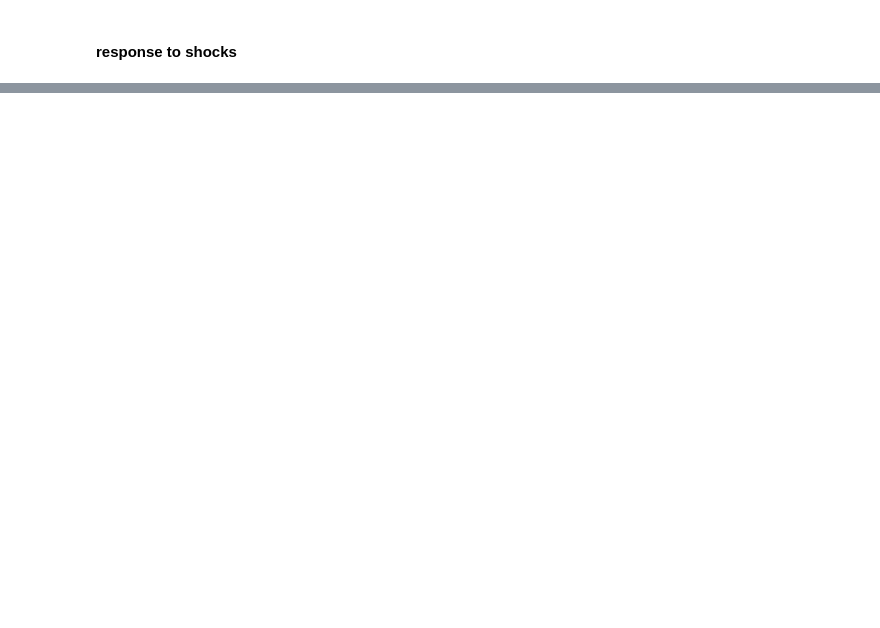
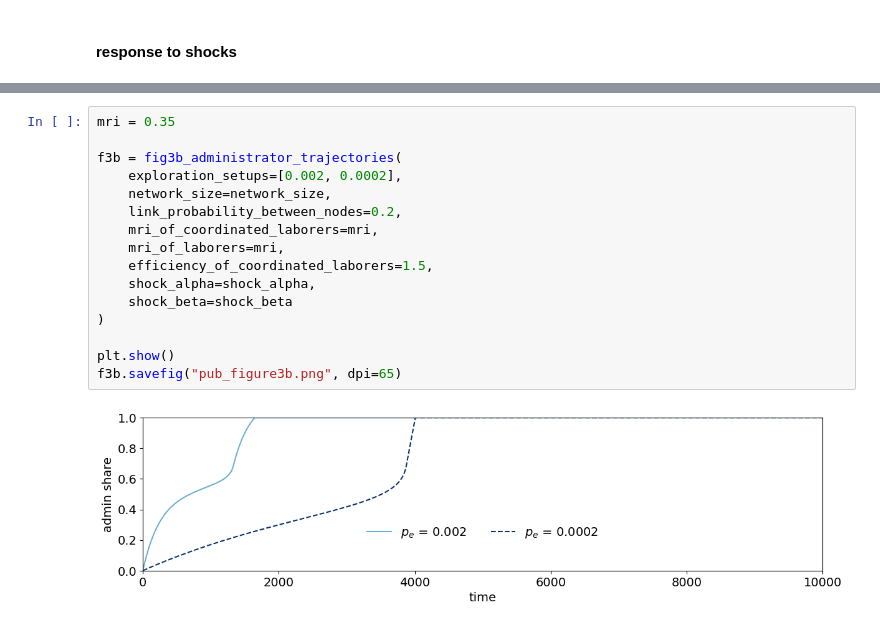
Before and after one commit to flo-schu/Tainter, a Jupyter notebook: scripts/analysis.ipynb, the cells around one changed output, grey strips where cells are left out. Drawn from its saved outputs; the diff is of its cells as text; blank space fills up the shorter version.

```diff
--- a/scripts/analysis.ipynb
+++ b/scripts/analysis.ipynb
@@ -152,0 +191,18 @@ f3.savefig("pub_figure3.png", dpi = 65)
+# %%
+mri = 0.35
+
+f3b = fig3b_administrator_trajectories(
+    exploration_setups=[0.002, 0.0002],
+    network_size=network_size,
+    link_probability_between_nodes=0.2,
+    mri_of_coordinated_laborers=mri,
+    mri_of_laborers=mri,
+    efficiency_of_coordinated_laborers=1.5,
+    shock_alpha=shock_alpha,
+    shock_beta=shock_beta
+)
+
+plt.show()
+f3b.savefig("pub_figure3b.png", dpi=65)
+# %% [output]
+[figure, added]
```
Also changed, not shown: parts of 14 cells of this notebook, 5 other files.
